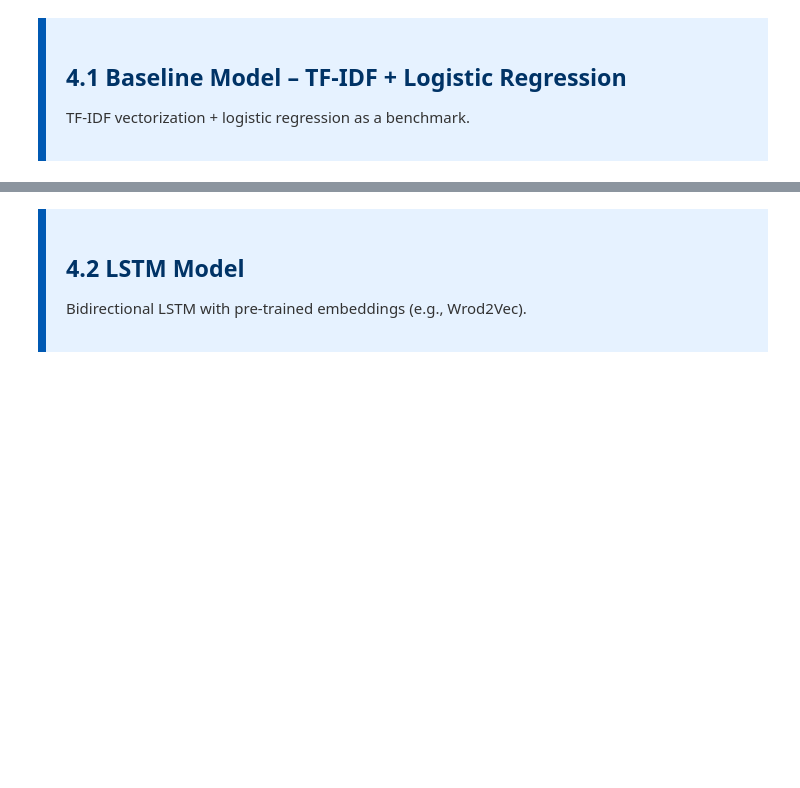
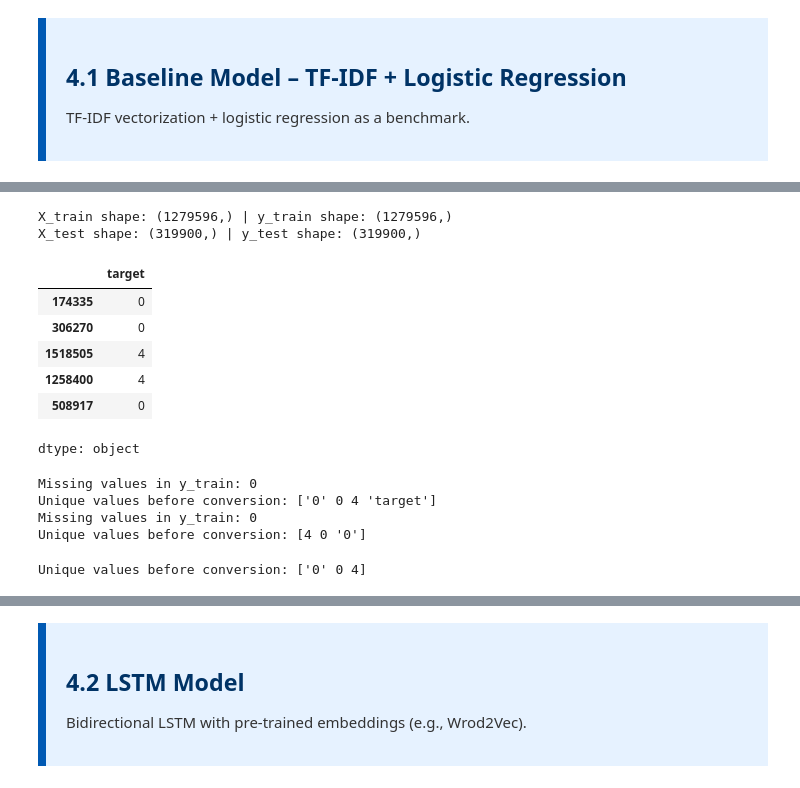
Before and after one commit to ariesslin/ie7500-g1-tweet-sentiment-nlp, a Jupyter notebook: scripts/tweet_sentiment_analysis_and_classification.ipynb, the cells around one changed output, grey strips where cells are left out. Saved outputs shown, nothing was run; the diff lists cells and outputs as text; code cells hidden in the pictures; blank space fills up the shorter version.

```diff
--- a/scripts/tweet_sentiment_analysis_and_classification.ipynb
+++ b/scripts/tweet_sentiment_analysis_and_classification.ipynb
@@ -1134,0 +1152,27 @@ plt.show()
+# %%
+# Preprocessing function
+def preprocess_text(text):
+    # Convert to lowercase
+    text = text.lower()
+    # Remove URLs
+    text = re.sub(r'http\S+|www\S+|https\S+', '', text, flags=re.MULTILINE)
+    # Remove user mentions
+    text = re.sub(r'@\w+', '', text)
+    # Remove special characters and numbers
+    text = re.sub(r'[^a-zA-Z\s]', '', text)
+    # Remove extra whitespace
+    text = re.sub(r'\s+', ' ', text).strip()
+
+    # Tokenization and stopword removal
+    tokens = text.split()
+    stop_words = set(stopwords.words('english'))
+    tokens = [word for word in tokens if word not in stop_words]
+
+    # Lemmatization
+    lemmatizer = WordNetLemmatizer()
+    tokens = [lemmatizer.lemmatize(word) for word in tokens]
+    return ' '.join(tokens)
+# %%
+# Load dataset from the preprocessed data
+Tweets_copy_df = Tweets.copy()
+Tweets_copy_df.head()
@@ -1134,0 +1186,18 @@ plt.show()
+# %%
+
+
+# Map sentiment labels (0=negative, 4=positive) to (0=negative, 1=positive)
+#Tweets_copy_df['target'] = Tweets_copy_df['target'].map({0: 0, 4: 1})
+
+# Preprocess text
+Tweets_copy_df['clean_text'] = Tweets_copy_df['text'].apply(preprocess_text)
+# %%
+# Split data
+X_train_1, X_test_1, y_train_1, y_test_1 = train_test_split(
+    Tweets_copy_df['clean_text'], Tweets_copy_df['target'], test_size=0.2, random_state=42
+)
+print("X_train shape:", X_train_1.shape, "| y_train shape:", y_train_1.shape)
+print("X_test shape:", X_test_1.shape, "| y_test shape:", y_test_1.shape)
+# %% [output]
+X_train shape: (1279596,) | y_train shape: (1279596,)
+X_test shape: (319900,) | y_test shape: (319900,)
@@ -1134,0 +1217,20 @@ plt.show()
+# %%
+y_train_1.head()
+# %% [output]
+|  | target |
+| 174335 | 0 |
+| 306270 | 0 |
+| 1518505 | 4 |
+| 1258400 | 4 |
+| 508917 | 0 |
+dtype: object
+# %%
+print("Missing values in y_train:", y_train_1.isna().sum())
+print("Unique values before conversion:", y_train_1.unique())
+print("Missing values in y_train:", y_test_1.isna().sum())
+print("Unique values before conversion:", y_test_1.unique())
+# %% [output]
+Missing values in y_train: 0
+Unique values before conversion: ['0' 0 4 'target']
+Missing values in y_train: 0
+Unique values before conversion: [4 0 '0']
@@ -1134,0 +1239,4 @@ plt.show()
+# %%
+print("Unique values before conversion:", y_train_1.unique())
+# %% [output]
+Unique values before conversion: ['0' 0 4]
```
Also changed, not shown: parts of 27 cells of this notebook.
